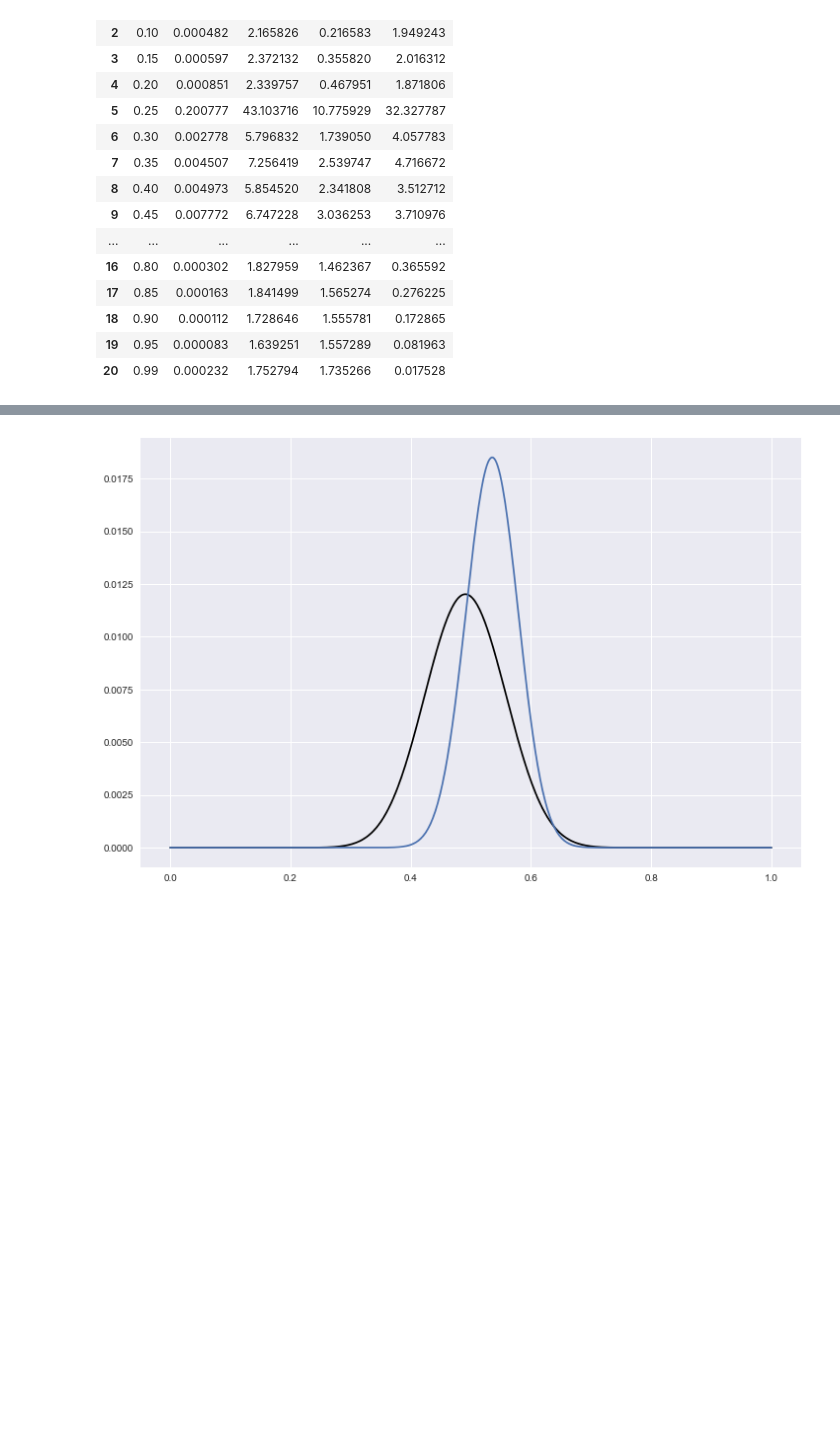
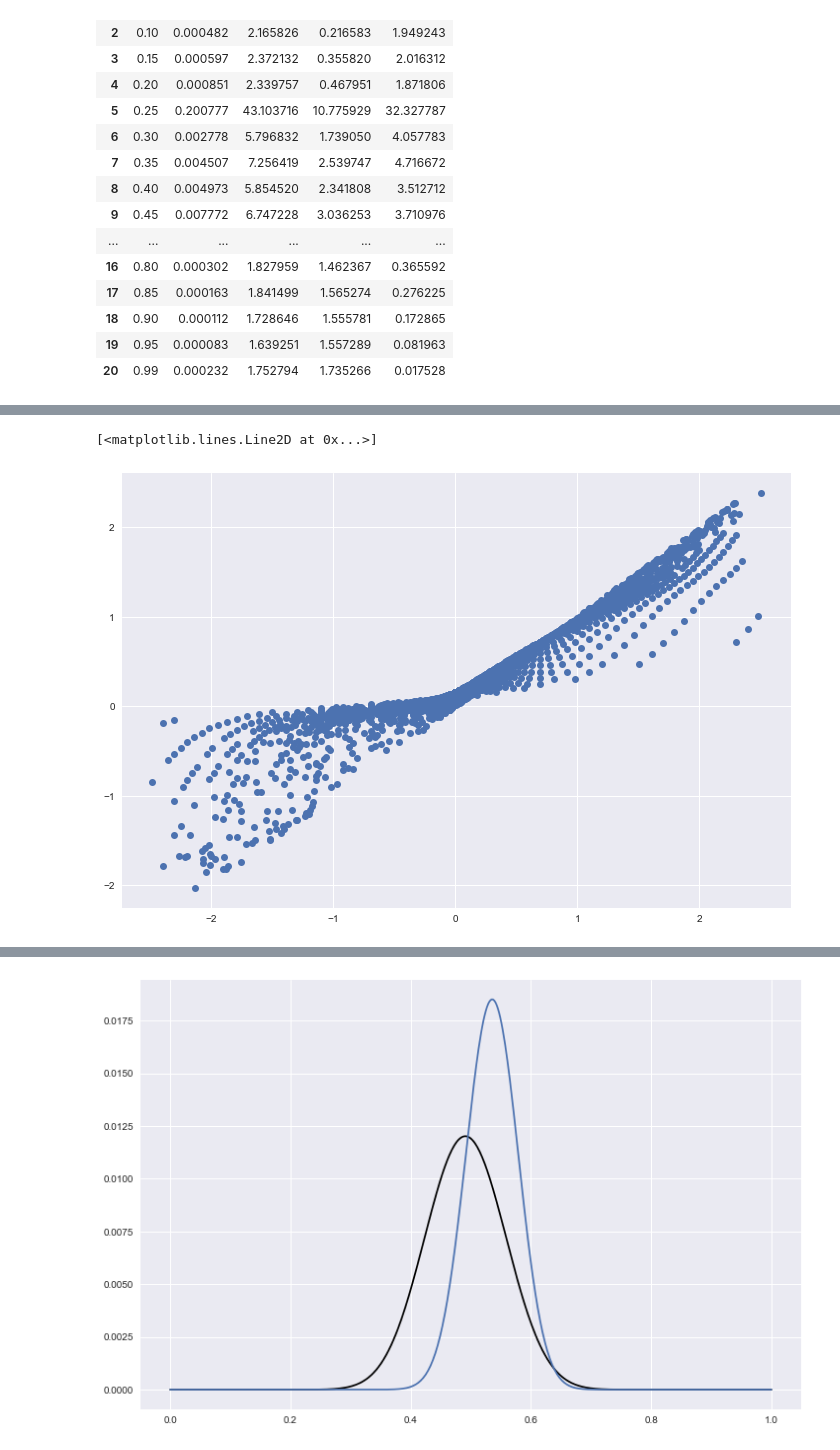
Before and after one commit to inti/ASE, a Jupyter notebook: Untitled.ipynb, the cells around one changed output, grey strips where cells are left out. Drawn from its saved outputs; the diff is of its cells as text; code cells hidden in the pictures; blank space fills up the shorter version.

```diff
--- a/Untitled.ipynb
+++ b/Untitled.ipynb
@@ -502,0 +521,5 @@ data2.loc[:,["aCount","bCount"]].values[5,1]
+# %%
+plt.plot(np.log(post.a_counts / post.b_counts), np.log(post.alpha_post/post.beta_post),'o')
+# %% [output]
+[<matplotlib.lines.Line2D at 0x...>]
+[figure, added]
```
Also changed, not shown: parts of 8 cells of this notebook.
